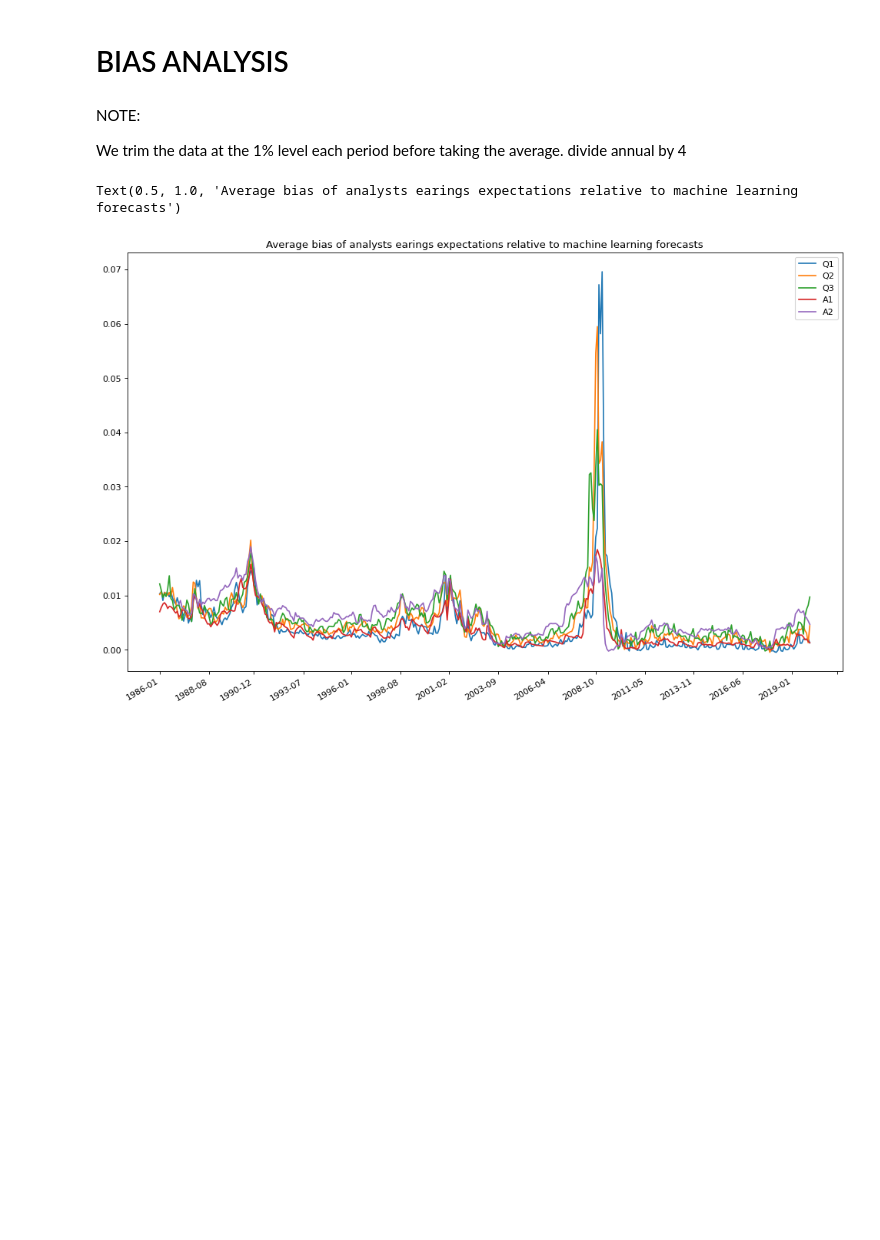
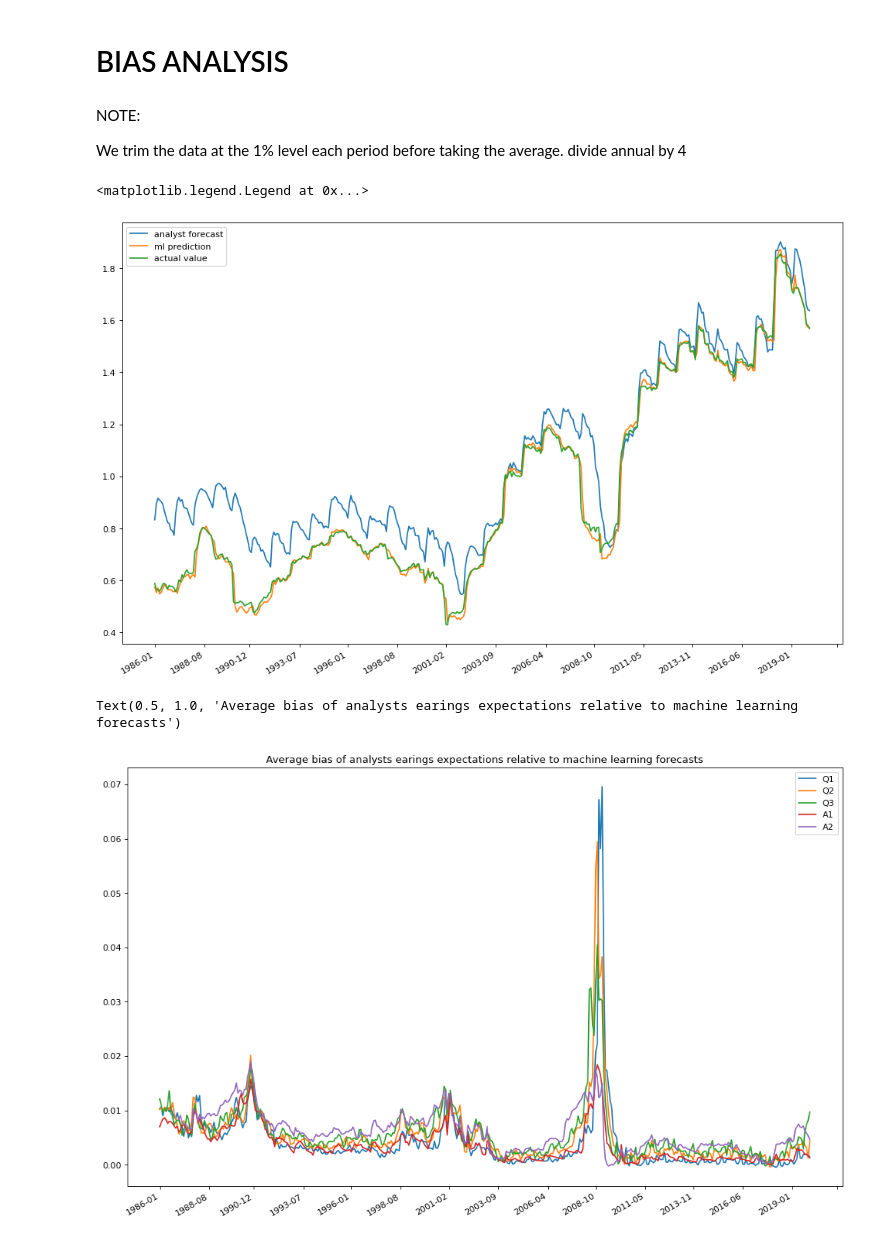
Before and after one commit to NicoloMarsucco/ML-financial-modelling, a Jupyter notebook: bias_analysis.ipynb, the cells around one changed output. Drawn from its saved outputs; the diff is of its cells as text; code cells hidden in the pictures; blank space fills up the shorter version.

Commit message:
tieseries  eps plot

```diff
--- a/bias_analysis.ipynb
+++ b/bias_analysis.ipynb
@@ -18,3 +19,16 @@ for period in periods:
 NOTE:
 
 We trim the data at the 1% level each period before taking the average. divide annual by 4
+# %%
+plt.figure(figsize=(15, 10), dpi=80)
+df = data['A1']
+plt.plot(df.Date.unique().astype(str), df.groupby(['Date']).adj_meanest.apply(lambda x: stats.trim_mean(x, 0.01)), label='analyst forecast');
+plt.plot(df.Date.unique().astype(str), df.groupby(['Date']).predicted_adj_actual.apply(lambda x: stats.trim_mean(x, 0.01)), label='ml prediction');
+plt.plot(df.Date.unique().astype(str), df.groupby(['Date']).adj_actual.apply(lambda x: stats.trim_mean(x, 0.01)), label='actual value');
+locator = mdate.MonthLocator()
+plt.gca().xaxis.set_major_locator(locator)
+plt.gcf().autofmt_xdate()
+plt.legend()
+# %% [output]
+<matplotlib.legend.Legend at 0x...>
+[figure, added]
```
Also changed, not shown: parts of 2 cells of this notebook.
